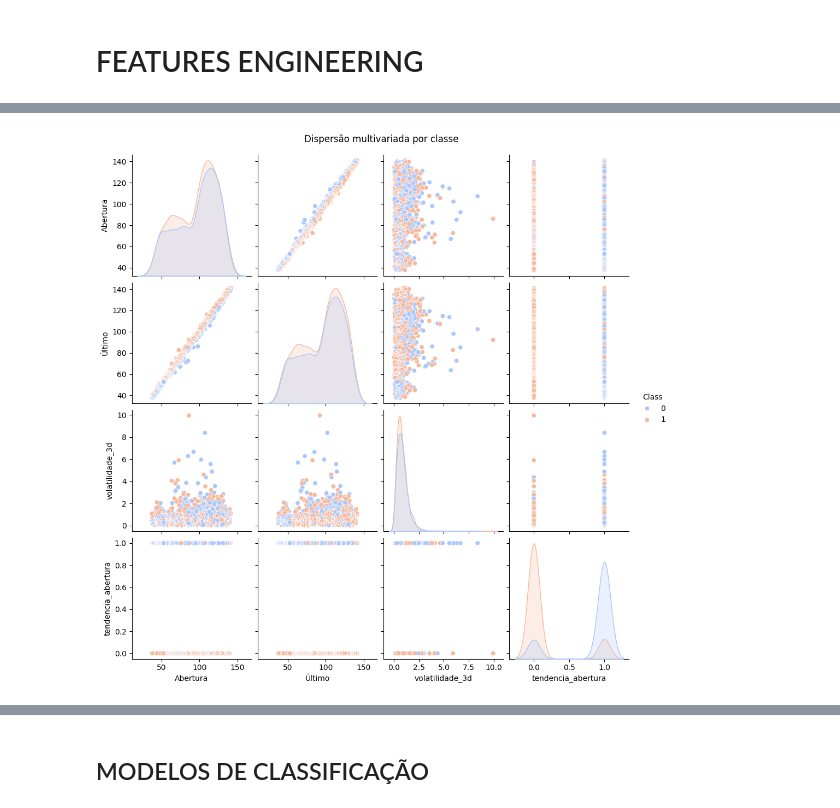
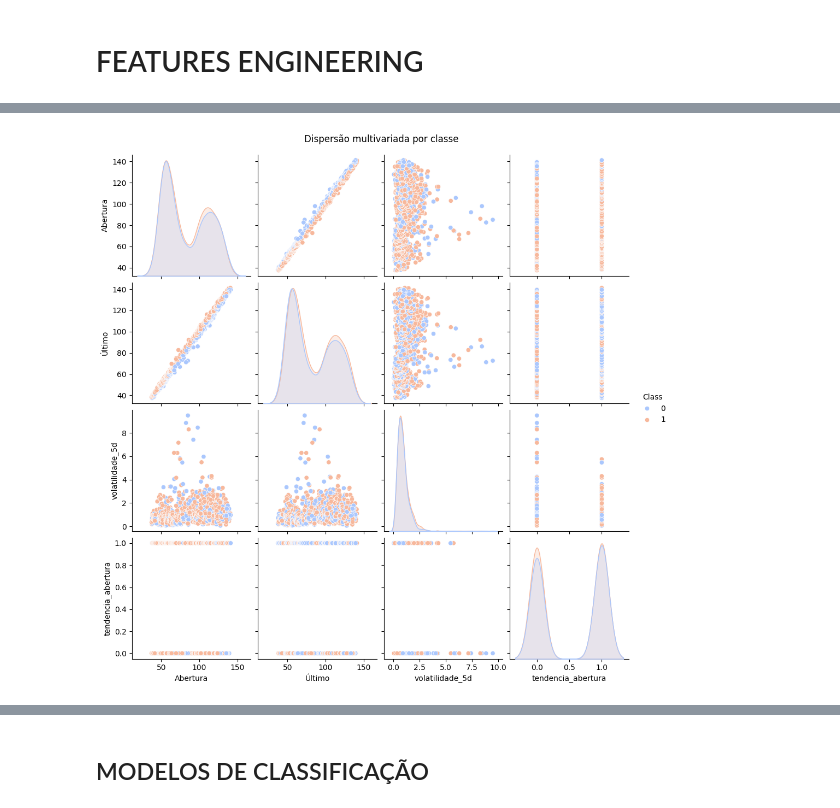
Before and after one commit to ddjsilva/data-science-fiap, a Jupyter notebook: fase-02-machine-learning/scr/ML_Indice_Ibovespa.ipynb, the cells around one changed output, grey strips where cells are left out. Saved outputs shown, nothing was run; the diff lists cells and outputs as text; code cells hidden in the pictures.

```diff
--- a/fase-02-machine-learning/scr/ML_Indice_Ibovespa.ipynb
+++ b/fase-02-machine-learning/scr/ML_Indice_Ibovespa.ipynb
@@ -432,3 +440,9 @@ df.head()
+# %%
+# Criando Features de retorno
+df['retorno_abertura'] = df['Abertura'].pct_change()
+df['fechamento_anterior'] = df['Último'].shift(1)
+df['retorno_fechamento_5d'] = df['Último'].pct_change(periods=5)
+df['retorno_fechamento_10d'] = df['Último'].pct_change(periods=10)
 # %%
 # Criando Feature com a variação dentro do dia
 df['retorno_intradiario'] = (df['Máxima'] - df['Mínima']) / df['Abertura']
@@ -436,20 +450,20 @@ df['variação_dia'] = df['Máxima'] - df['Mínima']
 df['gap_abertura'] = df['Abertura'] - df['Último'].shift(1)
 # %%
 # Criando Features de Médias móveis
-df['mm15_abertura'] = df['Abertura'].rolling(window=15).mean()
-df['mm3_abertura'] = df['Abertura'].rolling(window=3).mean()
-df['mm5_abertura'] = df['Abertura'].rolling(window=5).mean()
-df['mm3_ultimo'] = df['Último'].rolling(window=3).mean()
-df['sinal_cruzamento_mm'] = (df['mm5_abertura'] > df['mm15_abertura']).astype(int)
+df['mm15_fechamento'] = df['Último'].rolling(window=15).mean()
+df['mm3_fechamento'] = df['Último'].rolling(window=3).mean()
+df['mm5_fechamento'] = df['Último'].rolling(window=5).mean()
+df['mm3_abertura'] = df['Abertura'].rolling(window=5).mean()
+df['sinal_cruzamento_mm'] = (df['mm5_fechamento'] > df['mm15_fechamento']).astype(int)
 # %%
 # Criando Features de tendência
 df['tendencia_abertura'] = (df['Abertura'] > df['mm3_abertura']).astype(int)
-df['tendencia_ultimo'] = (df['Último'] > df['mm3_ultimo']).astype(int)
+df['tendencia_ultimo'] = (df['Último'] > df['mm3_fechamento']).astype(int)
 df['tendencia_abertura_pct'] = (df['Abertura'] - df['mm3_abertura']) / df['mm3_abertura']
 # %%
 # Criando Features com desvio padrão e volatilidade
 df['std5_abertura'] = df['Abertura'].rolling(window=5).std()
-df['volatilidade_3d'] = df['Último'].rolling(window=3).std()
+df['volatilidade_5d'] = df['Último'].rolling(window=5).std()
 df['volatilidade_intradiaria'] = (df['Máxima'] - df['Mínima']) / df['Abertura']
 # %%
 # Criando Features com a diferença absoluta da abertura em relação ao dia anterior
@@ -505,7 +522,7 @@ plt.show()
 # %%
 # Criando gráfico de correlação entre as variáveis
-sns.pairplot(df[['Abertura', 'Último', 'volatilidade_3d', 'tendencia_abertura', 'Class']], hue='Class', palette='coolwarm')
+sns.pairplot(df[['Abertura', 'Último', 'volatilidade_5d', 'tendencia_abertura', 'Class']], hue='Class', palette='coolwarm')
 plt.suptitle('Dispersão multivariada por classe', y=1.02)
 plt.show()
 # %% [output]
-[figure, old version]
+[figure, new version]
```
Also changed, not shown: parts of 56 cells of this notebook.
